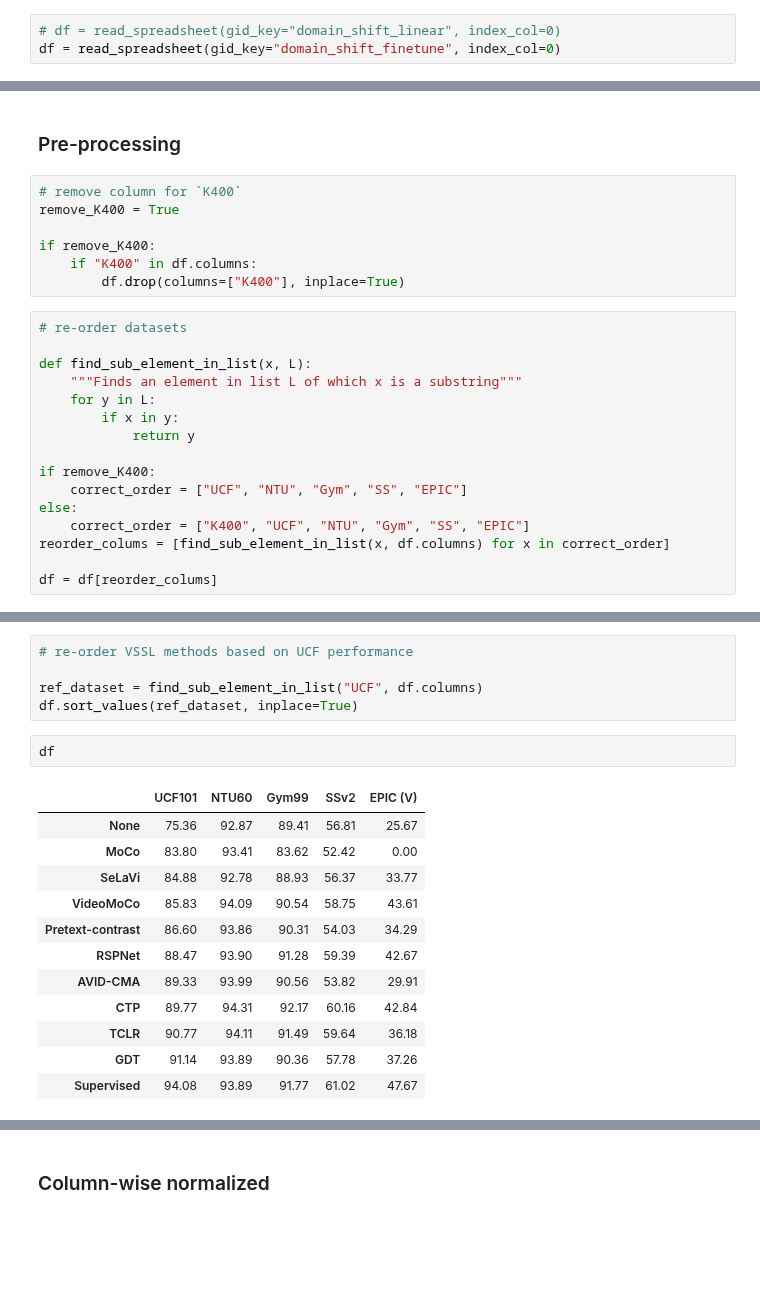
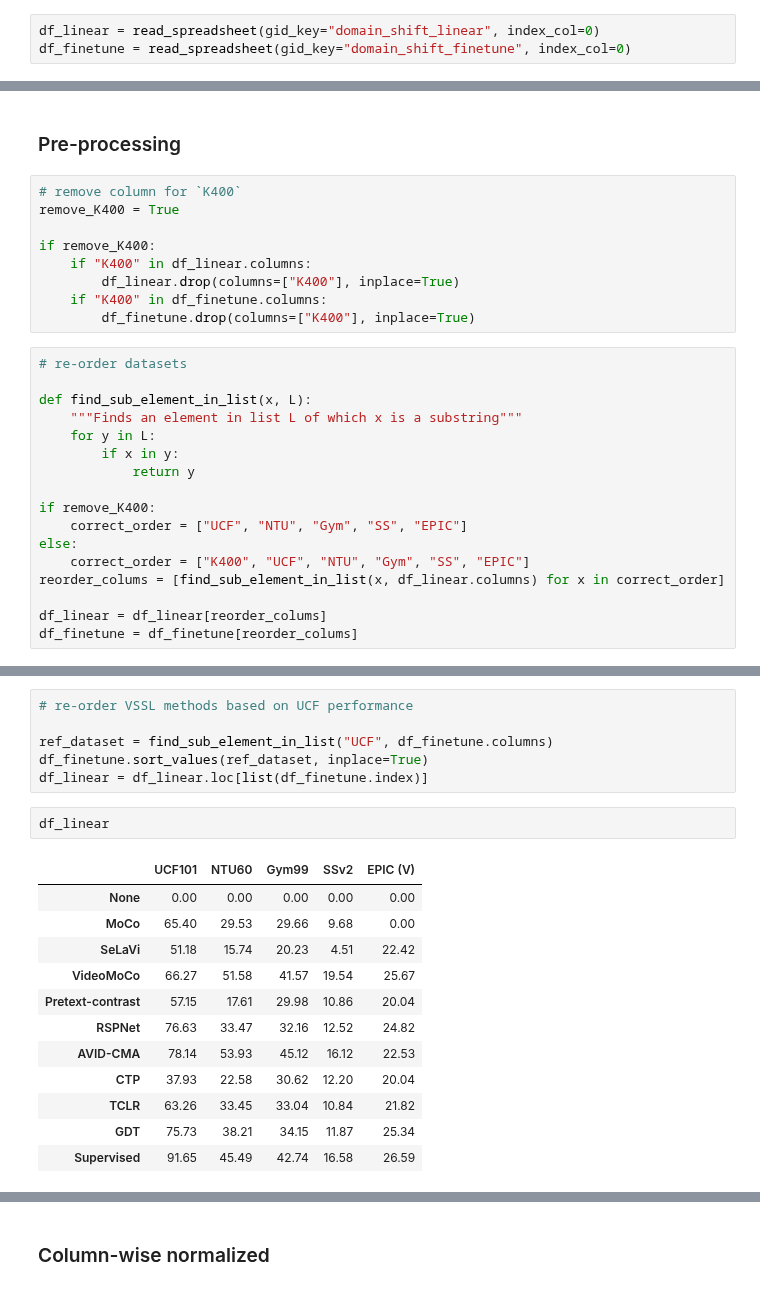
Before and after one commit to bpiyush/ViDA-SSL, a Jupyter notebook: misc/plotting/domain_shift.ipynb, the cells around one changed output, grey strips where cells are left out. Cells and saved outputs as stored; diff of their text form; blank space fills up the shorter version.

```diff
--- a/misc/plotting/domain_shift.ipynb
+++ b/misc/plotting/domain_shift.ipynb
@@ -19,8 +19,8 @@ plt.rcParams.update({
 # %% [markdown]
 ### Load the dataframe
 # %%
-# df = read_spreadsheet(gid_key="domain_shift_linear", index_col=0)
-df = read_spreadsheet(gid_key="domain_shift_finetune", index_col=0)
+df_linear = read_spreadsheet(gid_key="domain_shift_linear", index_col=0)
+df_finetune = read_spreadsheet(gid_key="domain_shift_finetune", index_col=0)
 # %%
 # csv_path = "../../results/domain_shift_linear.csv"
 # # csv_path = "../../results/domain_shift_finetune.csv"
@@ -48,8 +63,10 @@ df
 remove_K400 = True
 
 if remove_K400:
-    if "K400" in df.columns:
-        df.drop(columns=["K400"], inplace=True)
+    if "K400" in df_linear.columns:
+        df_linear.drop(columns=["K400"], inplace=True)
+    if "K400" in df_finetune.columns:
+        df_finetune.drop(columns=["K400"], inplace=True)
 # %%
 # re-order datasets
 
@@ -63,6 +80,7 @@ if remove_K400:
     correct_order = ["UCF", "NTU", "Gym", "SS", "EPIC"]
 else:
     correct_order = ["K400", "UCF", "NTU", "Gym", "SS", "EPIC"]
-reorder_colums = [find_sub_element_in_list(x, df.columns) for x in correct_order]
+reorder_colums = [find_sub_element_in_list(x, df_linear.columns) for x in correct_order]
 
-df = df[reorder_colums]
+df_linear = df_linear[reorder_colums]
+df_finetune = df_finetune[reorder_colums]
@@ -69,20 +117,21 @@ df = df[reorder_colums]
 # %%
 # re-order VSSL methods based on UCF performance
 
-ref_dataset = find_sub_element_in_list("UCF", df.columns)
-df.sort_values(ref_dataset, inplace=True)
+ref_dataset = find_sub_element_in_list("UCF", df_finetune.columns)
+df_finetune.sort_values(ref_dataset, inplace=True)
+df_linear = df_linear.loc[list(df_finetune.index)]
 # %%
-df
+df_linear
 # %% [output]
 |  | UCF101 | NTU60 | Gym99 | SSv2 | EPIC (V) |
-| None | 75.36 | 92.87 | 89.41 | 56.81 | 25.67 |
-| MoCo | 83.80 | 93.41 | 83.62 | 52.42 | 0.00 |
-| SeLaVi | 84.88 | 92.78 | 88.93 | 56.37 | 33.77 |
-| VideoMoCo | 85.83 | 94.09 | 90.54 | 58.75 | 43.61 |
-| Pretext-contrast | 86.60 | 93.86 | 90.31 | 54.03 | 34.29 |
-| RSPNet | 88.47 | 93.90 | 91.28 | 59.39 | 42.67 |
-| AVID-CMA | 89.33 | 93.99 | 90.56 | 53.82 | 29.91 |
-| CTP | 89.77 | 94.31 | 92.17 | 60.16 | 42.84 |
-| TCLR | 90.77 | 94.11 | 91.49 | 59.64 | 36.18 |
-| GDT | 91.14 | 93.89 | 90.36 | 57.78 | 37.26 |
-| Supervised | 94.08 | 93.89 | 91.77 | 61.02 | 47.67 |
+| None | 0.00 | 0.00 | 0.00 | 0.00 | 0.00 |
+| MoCo | 65.40 | 29.53 | 29.66 | 9.68 | 0.00 |
+| SeLaVi | 51.18 | 15.74 | 20.23 | 4.51 | 22.42 |
+| VideoMoCo | 66.27 | 51.58 | 41.57 | 19.54 | 25.67 |
+| Pretext-contrast | 57.15 | 17.61 | 29.98 | 10.86 | 20.04 |
+| RSPNet | 76.63 | 33.47 | 32.16 | 12.52 | 24.82 |
+| AVID-CMA | 78.14 | 53.93 | 45.12 | 16.12 | 22.53 |
+| CTP | 37.93 | 22.58 | 30.62 | 12.20 | 20.04 |
+| TCLR | 63.26 | 33.45 | 33.04 | 10.84 | 21.82 |
+| GDT | 75.73 | 38.21 | 34.15 | 11.87 | 25.34 |
+| Supervised | 91.65 | 45.49 | 42.74 | 16.58 | 26.59 |
```
Also changed, not shown: parts of 11 cells of this notebook, 2 other files.
